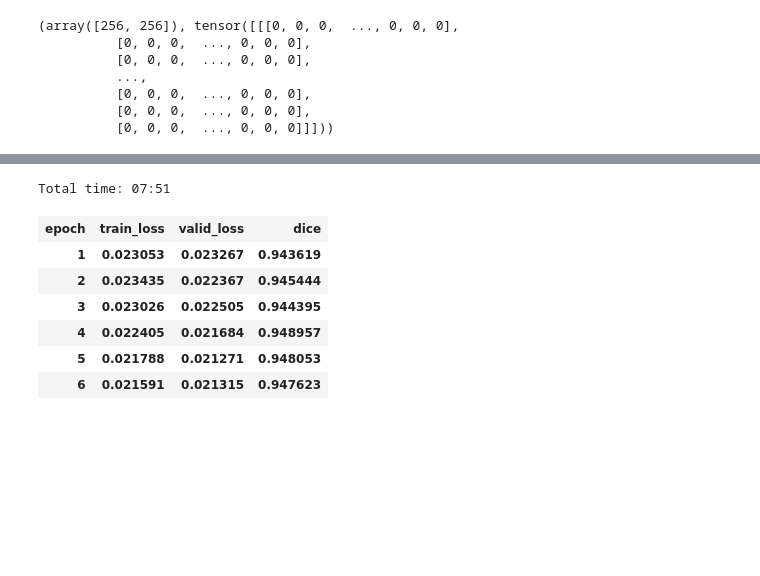
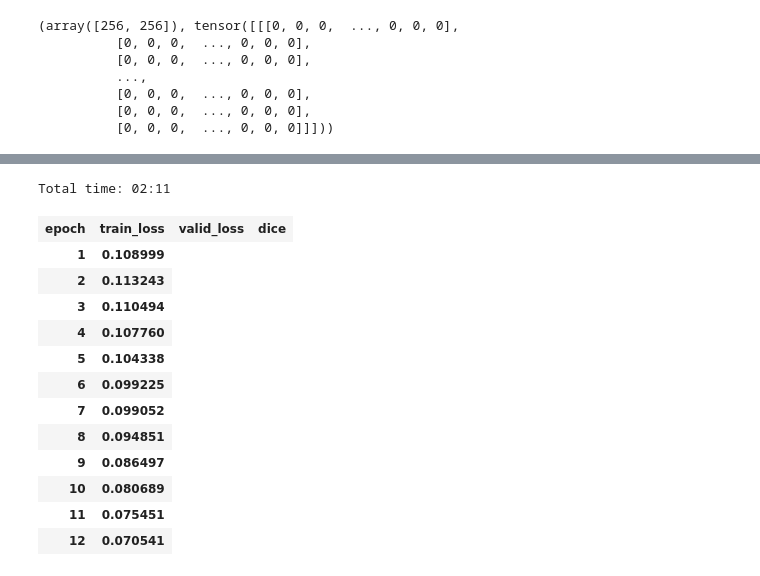
Before and after one commit to tcapelle/solar_seg, a Jupyter notebook: Solar_Images.ipynb, the cells around one changed output, grey strips where cells are left out. Cells and saved outputs as stored; diff of their text form; code cells hidden in the pictures; blank space fills up the shorter version.

```diff
--- a/Solar_Images.ipynb
+++ b/Solar_Images.ipynb
@@ -96,9 +99,14 @@ class MySegmentationItemList(ImageItemList):
 # %%
 def get_data(sz, bs):
   src = (MySegmentationItemList.from_folder(path_img)
-       .random_split_by_pct(.2)
-       .label_from_func(get_y_fn, classes=['background','solar_module']))
+#        .random_split_by_pct(.01)
+         .no_split()
+        .label_from_func(get_y_fn, classes=['background','solar_module'])
+        .add_test(fnames_test)
+        )
   data = (src.transform(get_transforms(flip_vert=True), size=sz, tfm_y=True)
         .databunch(bs=bs)
         .normalize(imagenet_stats))
   return data
+# %%
+data = get_data(256, 16)
@@ -105,4 +133,3 @@ def get_data(sz, bs):
 # %%
-data = get_data(128, 64)
-data.show_batch(4, figsize=(10,7), alpha=1)
+data.show_batch(2, figsize=(10,7), alpha=1)
 # %% [output]
@@ -124,3 +161,3 @@ LR Finder is complete, type {learner_name}.recorder.plot() to see the graph.
 # %%
-learn.fit_one_cycle(6, 1e-3)
+learn.fit_one_cycle(12, 1e-4)
 # %% [output]
@@ -135,12 +178,18 @@ Total time: 07:37
 # %%
 learn.unfreeze()
-learn.fit_one_cycle(6, slice(1e-5,1e-4))
+learn.fit_one_cycle(12, slice(1e-5,1e-4))
 # %% [output]
-Total time: 07:51
+Total time: 02:11
 | epoch | train_loss | valid_loss | dice |
-| 1 | 0.023053 | 0.023267 | 0.943619 |
-| 2 | 0.023435 | 0.022367 | 0.945444 |
-| 3 | 0.023026 | 0.022505 | 0.944395 |
-| 4 | 0.022405 | 0.021684 | 0.948957 |
-| 5 | 0.021788 | 0.021271 | 0.948053 |
-| 6 | 0.021591 | 0.021315 | 0.947623 |
+| 1 | 0.108999 |
+| 2 | 0.113243 |
+| 3 | 0.110494 |
+| 4 | 0.107760 |
+| 5 | 0.104338 |
+| 6 | 0.099225 |
+| 7 | 0.099052 |
+| 8 | 0.094851 |
+| 9 | 0.086497 |
+| 10 | 0.080689 |
+| 11 | 0.075451 |
+| 12 | 0.070541 |
```
Also changed, not shown: parts of 20 cells of this notebook.
